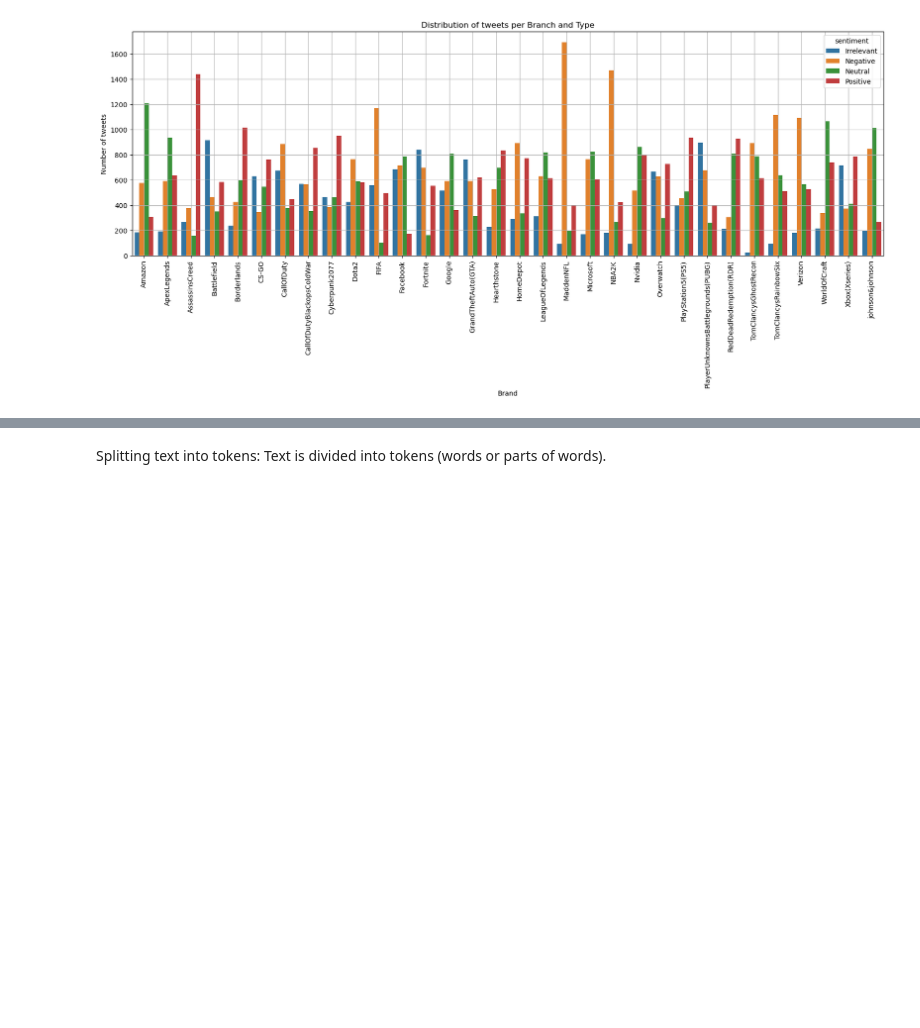
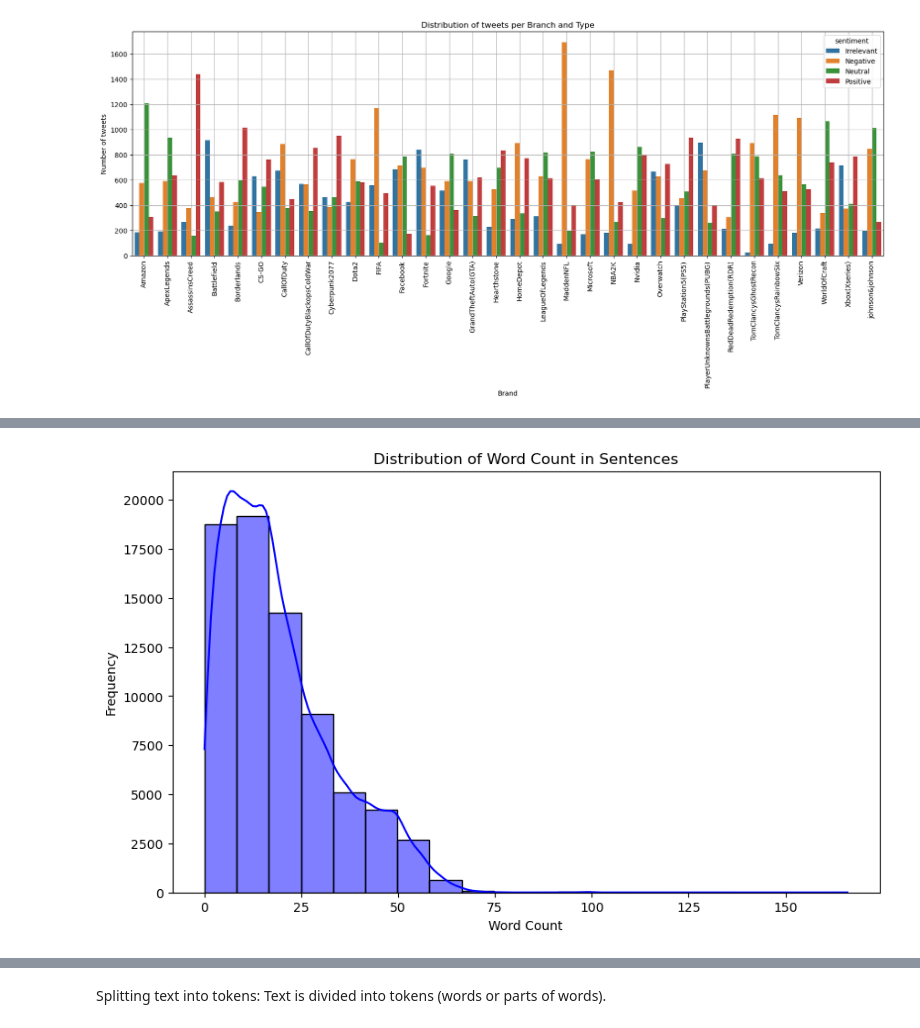
Before and after one commit to Psyhackological/sentimaniac, a Jupyter notebook: src/sentimaniac/mainv2.ipynb, the cells around one changed output, grey strips where cells are left out. Cells and saved outputs as stored; diff of their text form; code cells hidden in the pictures; blank space fills up the shorter version.

Commit message:
Add plots to visualise dataset

```diff
--- a/src/sentimaniac/mainv2.ipynb
+++ b/src/sentimaniac/mainv2.ipynb
@@ -309,3 +312,12 @@ plt.grid()
 plt.title("Distribution of tweets per Branch and Type");
 # %% [output]
 [figure]
+# %%
+# Tokenization
+train_data_plot = train_data
+train_data_plot['word_count'] = train_data['lower'].apply(lambda x: len(str(x).split()))
+train_data_plot['avg_word_length'] = train_data['lower'].apply(lambda x: np.mean([len(word) for word in str(x).split()]))
+train_data_plot['unique_words'] = train_data['lower'].apply(lambda x: len(set(str(x).split())))
+
+# Descriptive Statistics
+train_data.describe()
@@ -311,0 +349,10 @@ plt.title("Distribution of tweets per Branch and Type");
+# %%
+# Visualization of Descriptive Statistics
+plt.figure(figsize=(10, 6))
+sns.histplot(train_data_plot['word_count'], kde=True, color='blue', bins=20)
+plt.title('Distribution of Word Count in Sentences')
+plt.xlabel('Word Count')
+plt.ylabel('Frequency')
+plt.show()
+# %% [output]
+[figure, added]
```
Also changed, not shown: parts of 16 cells of this notebook.
